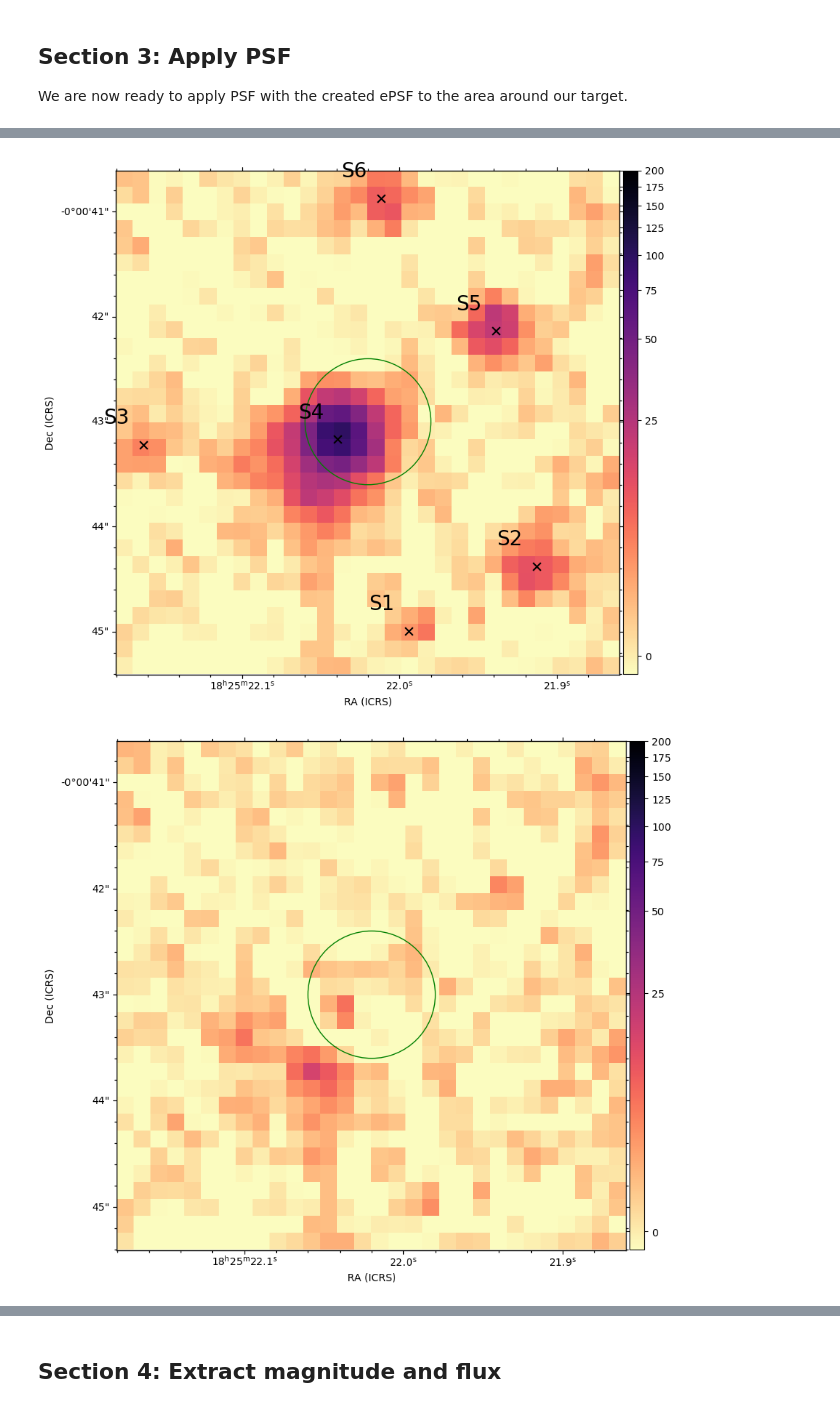
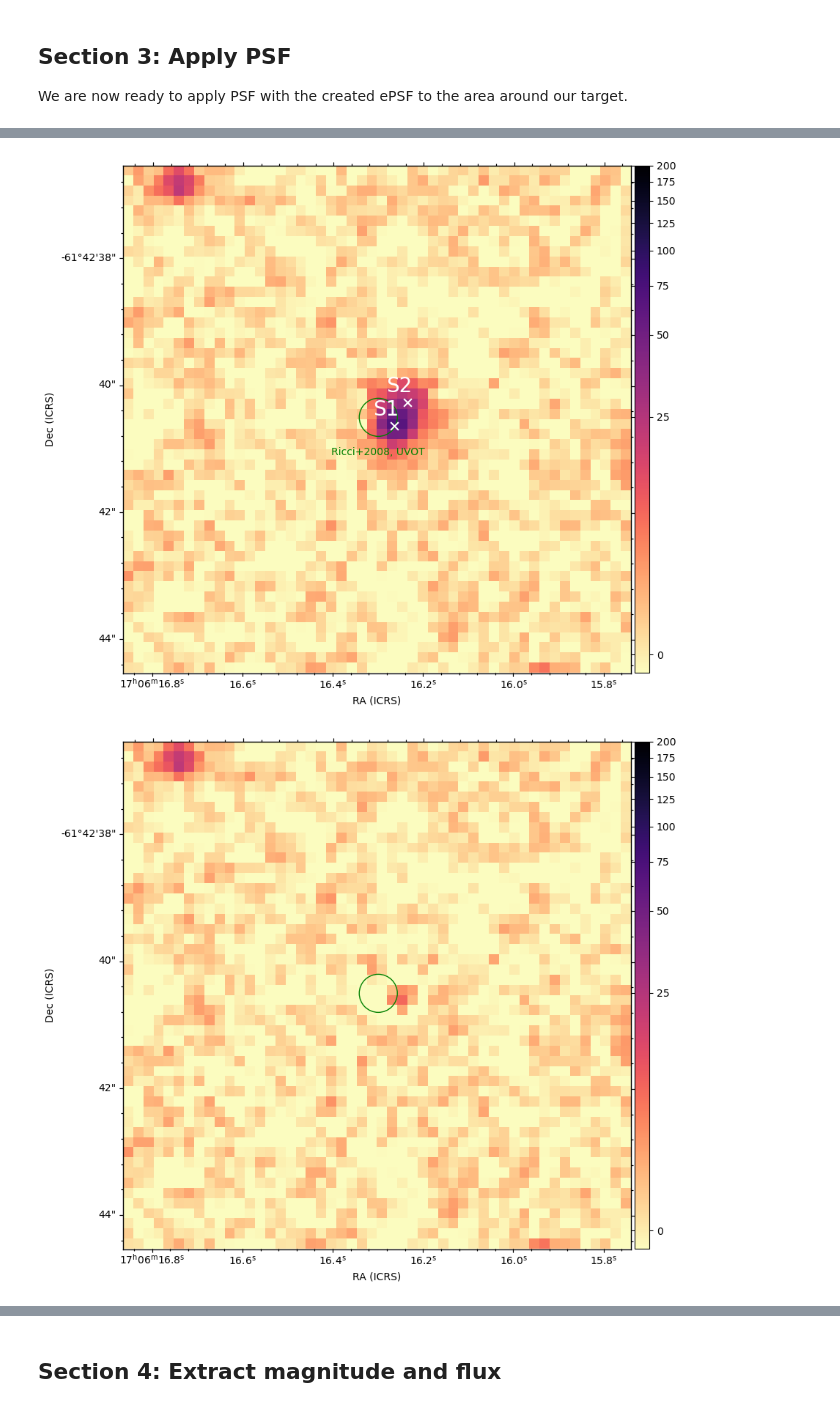
Before and after one commit to reitsmairis/xrbs, a Jupyter notebook: psf.ipynb, the cells around one changed output, grey strips where cells are left out. Cells and saved outputs as stored; diff of their text form; code cells hidden in the pictures.

```diff
--- a/psf.ipynb
+++ b/psf.ipynb
@@ -62,13 +68,13 @@ PARAMETERS:
 """
 
 # Parameters
-coords = "18 25 22.020 -00 00 43.00"
-radius = 0.6
-source = "4U_1822-00"
-obs = "1175"
-band = 'H'
+coords = "17 06 16.3 -61 42 40.5"
+radius = 0.3
+source = "IGR_J1706.2-6143"
+obs = "3000"
+band = 'J'
 FSRED_dir = "E:/Scriptie/"
-file_name = "2018-06-19_H_4U_1822-00_1175_c1-4_58288_30295.mos.fits.cat"
+file_name = "2014-05-08_J_35_IGR_J1706.2-6143_3000_c1-4_56785_23366.mos.fits.cat"
 #%matplotlib notebook
 
 
@@ -185,8 +191,7 @@ manually and adding the cutout indices in the list below.
 """
 
 # Select stars
-good_images = [0, 13, 26, 32, 34, 37, 42, 48, 49, 55, 63]
-# size = 51
+good_images = [4, 13, 14, 16, 19, 40, 50]
 good_table = stars_tbl[good_images]
 good_stars = extract_stars(nddata, good_table, size=size)
 
@@ -237,10 +242,11 @@ hdulist_cut = fits.open(flname.split(".fits")[0] + "_astrocal.fits")[0]  # open
 w = wcs.WCS(hdulist_cut.header)
 
 # Make the cutout, including the WCS
-size = (30,30)  # cut out 50 by 50 pixels
+size = (50, 50)  # cut out 50 by 50 pixels
 cutout = Cutout2D(hdulist_cut.data, position=XRB_coo, size=size, wcs=w)
 hdulist_cut.data = cutout.data
 
 # Update the FITS header with the cutout WCS
 hdulist_cut.header.update(cutout.wcs.to_header())
+w = wcs.WCS(hdulist_cut.header)
 # %%
@@ -281,44 +342,40 @@ WARNING: aperture_radius is None and could not be determined by psf_model. Setti
 Plot original image around the target star and
 the position of the by PSF detected stars. We also
 plot the residual image to see if star substraction
 went okay.
 """
 
 chart_size = 8 # Half width of the finder chart in arcseconds; default: 8
 label_size = 20 # Size of the labels of the counterparts, error circles and scale bar; default: 10
-counterpart_color = 'k' # Color of counterpart markers and their labels; default: 'r'
+counterpart_color = 'w' # Color of counterpart markers and their labels; default: 'r'
 label_pos = (chart_size / 10.) * 0.32/3600
-
-# Update data and header
-hdulist_cut.data = image
-hdulist_cut.header.update(cutout.wcs.to_header())
-w = wcs.WCS(hdulist_cut.header)
 
 # Plot original image with detected stars
 gc = aplpy.FITSFigure(hdulist_cut)
 gc.show_colorscale(cmap='magma_r',stretch='arcsinh',vmin=-1, vmax=200)
 gc.show_circles(XRB_coo.ra.deg, XRB_coo.dec.deg, radius/3600., edgecolor='g', facecolor='none', alpha=1)
+gc.add_label(XRB_coo.ra.deg, XRB_coo.dec.deg + radius/3600. - 1.1/3600 + (chart_size / 10.) * 0.32/3600, "Ricci+2008, UVOT", size=label_size/2, color='g', weight=None)
 gc.add_colorbar()
-gc.savefig(figname_centroids)
 
 # Plot location of detected counerparts
 for i in range(len(result_tab)):
-    ra, dec = w.wcs_pix2world(result_tab[i][1], result_tab[i][3], 0, ra_dec_order=True)
+    ra, dec = w.wcs_pix2world(result_tab[i]['x_fit'], result_tab[i]['y_fit'], 0, ra_dec_order=True)
     gc.show_markers(float(ra), float(dec), edgecolor=counterpart_color, facecolor=counterpart_color, marker='x', s=60, alpha=1)
-    gc.add_label(float(ra) + label_pos, float(dec) + label_pos, 'S'+str(result_tab[i][6]), size=label_size, color=counterpart_color)
+    gc.add_label(float(ra) + label_pos, float(dec) + label_pos, 'S'+str(result_tab[i]['id']), size=label_size, color=counterpart_color)
+gc.savefig(figname_centroids)
 
 # Plot residual image
 hdulist_res = hdulist_cut
 hdulist_res.data = residual_image
 hdulist_res.header.update(cutout.wcs.to_header())
 gc = aplpy.FITSFigure(hdulist_res)
 gc.show_colorscale(cmap='magma_r',stretch='arcsinh',vmin=-1, vmax=200)
 gc.show_circles(XRB_coo.ra.deg, XRB_coo.dec.deg, radius/3600., edgecolor='g', facecolor='none', alpha=1)
 gc.add_colorbar()
 gc.savefig(figname_residual)
 # %% [output]
-[figure, old version]
+[figure, new version]
-[figure, old version]
+[figure, new version]
 # %%
 """
 Look at output Table
```
Also changed, not shown: parts of 13 cells of this notebook, 1 other file.
